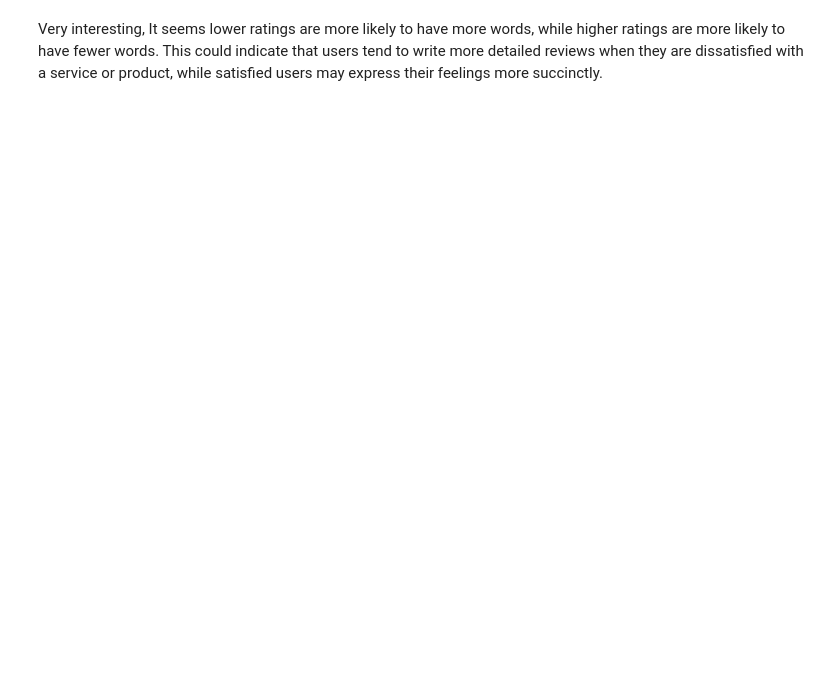
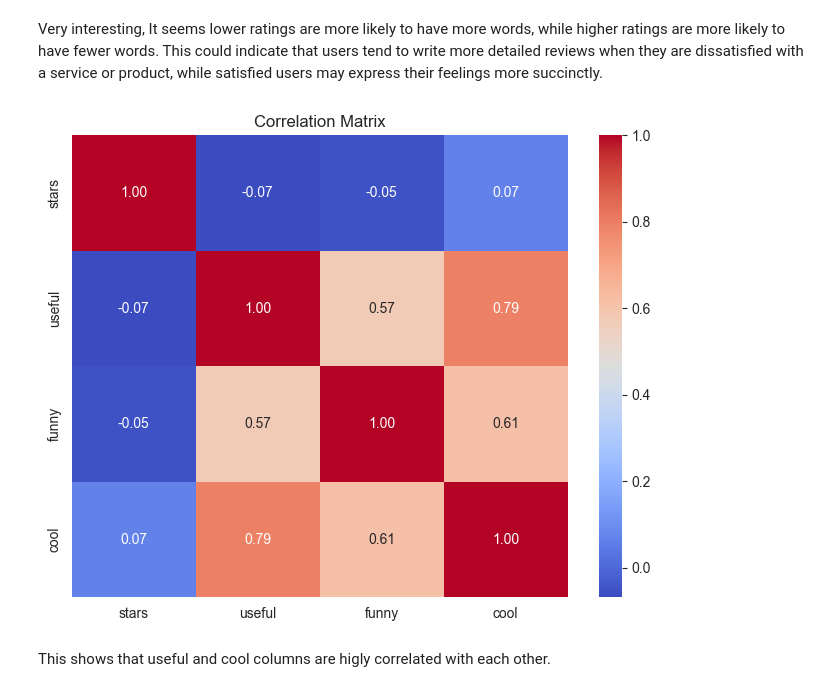
Before and after one commit to itsamirhn/DataMiningProject, a Jupyter notebook: 2 - analysis.ipynb, the cells around one changed output. Saved outputs shown, nothing was run; the diff lists cells and outputs as text; code cells hidden in the pictures; blank space fills up the shorter version.

Commit message:
feat: Add correlation matrix

```diff
--- a/2 - analysis.ipynb
+++ b/2 - analysis.ipynb
@@ -320,2 +320,13 @@ plt.show()
 # %% [markdown]
 Very interesting, It seems lower ratings are more likely to have more words, while higher ratings are more likely to have fewer words. This could indicate that users tend to write more detailed reviews when they are dissatisfied with a service or product, while satisfied users may express their feelings more succinctly.
+# %%
+correlation_matrix = df[["stars", "useful", "funny", "cool"]].corr()
+plt.figure(figsize=(8, 6))
+import seaborn as sns
+sns.heatmap(correlation_matrix, annot=True, cmap="coolwarm", fmt=".2f")
+plt.title("Correlation Matrix")
+plt.show()
+# %% [output]
+[figure, added]
+# %% [markdown]
+This shows that useful and cool columns are higly correlated with each other.
```
Also changed, not shown: parts of 8 cells of this notebook.
